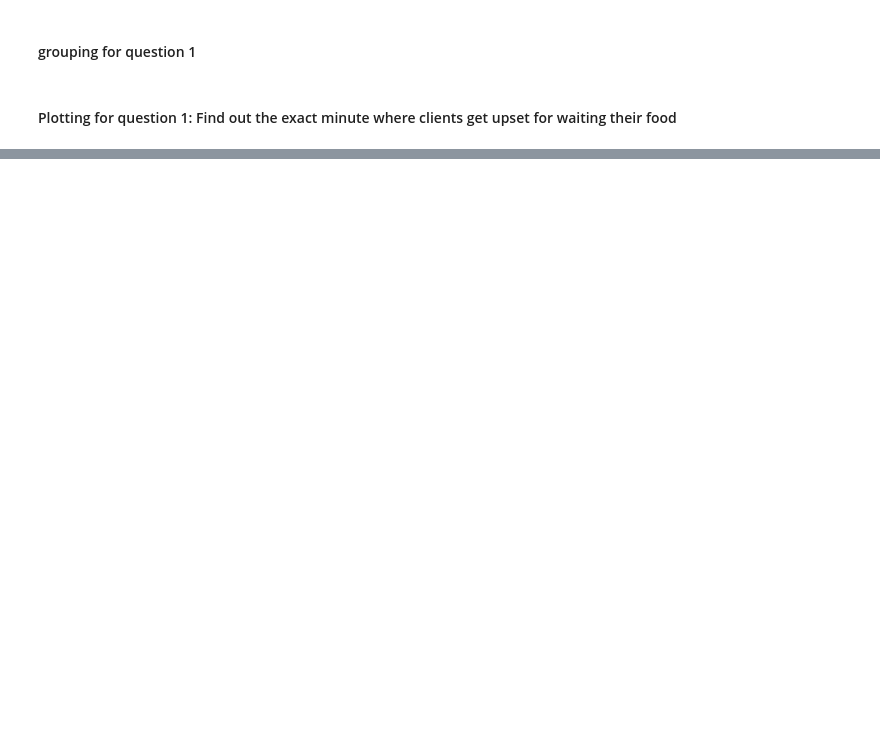
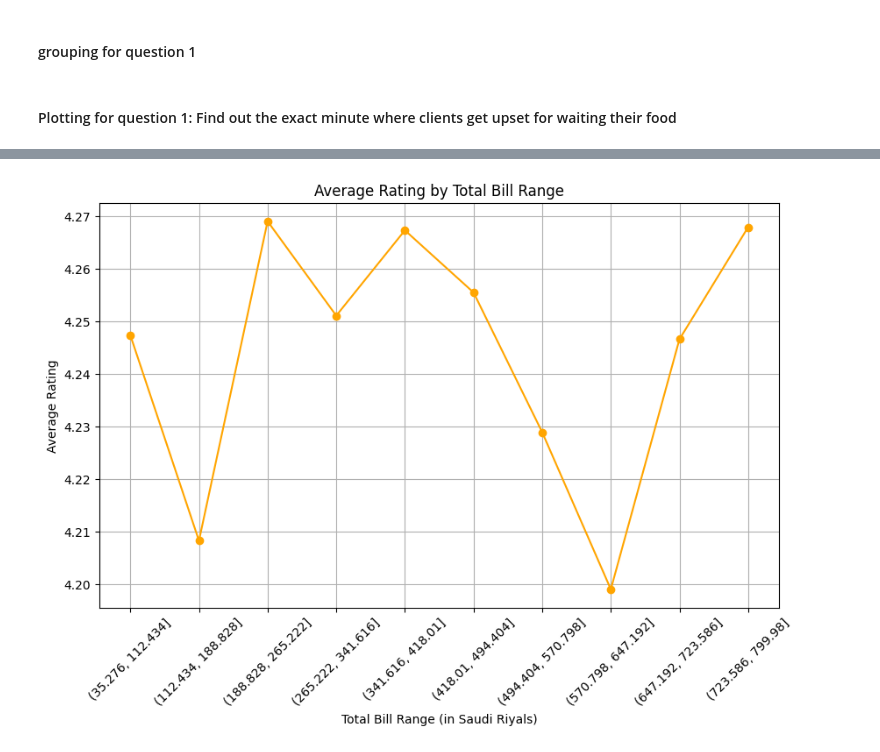
Before and after one commit to Crismar12/Operational-Analysis-of-Food-Delivery, a Jupyter notebook: notebooks/02_exploratory_data_analysis.ipynb, the cells around one changed output, grey strips where cells are left out. Saved outputs shown, nothing was run; the diff lists cells and outputs as text; code cells hidden in the pictures; blank space fills up the shorter version.

```diff
--- a/notebooks/02_exploratory_data_analysis.ipynb
+++ b/notebooks/02_exploratory_data_analysis.ipynb
@@ -31,0 +85,17 @@ df.sort_values(by='Realistic Rating Order Time')[['Total Bill (in Saudi Riyals)'
+# %%
+import pandas as pd
+import matplotlib.pyplot as plt
+
+df['Bill_Range'] = pd.cut(df['Total Bill (in Saudi Riyals)'], bins=10)
+grouped = df.groupby('Bill_Range')['Customer_Rating_Money_Spent'].mean()
+
+plt.figure(figsize=(10,6))
+plt.plot(grouped.index.astype(str), grouped.values, marker='o', color='orange')
+plt.xlabel('Total Bill Range (in Saudi Riyals)')
+plt.ylabel('Average Rating')
+plt.title('Average Rating by Total Bill Range')
+plt.xticks(rotation=45)
+plt.grid(True)
+plt.show()
+# %% [output]
+[figure, added]
```
Also changed, not shown: parts of 19 cells of this notebook, 2 other files.
